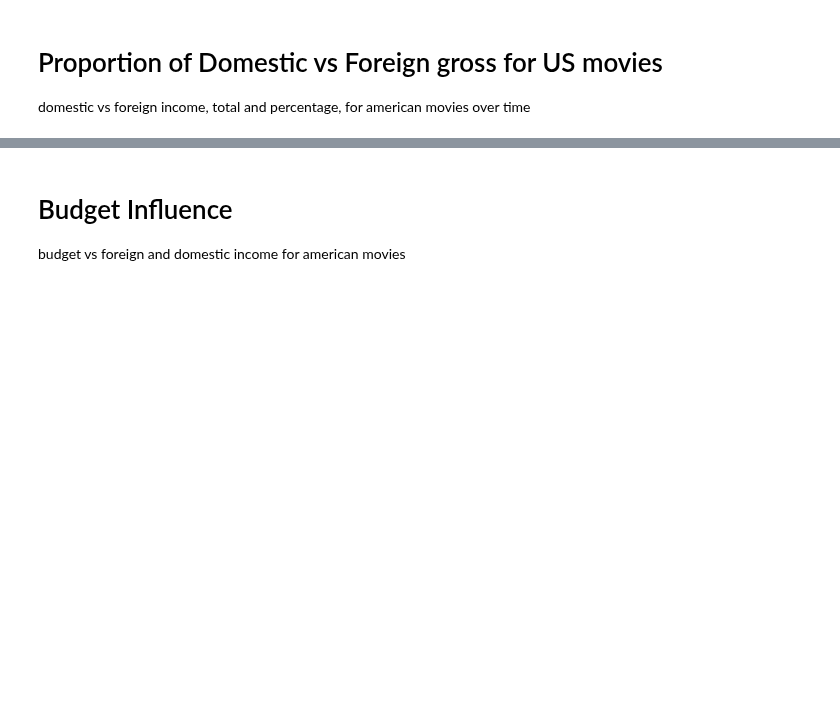
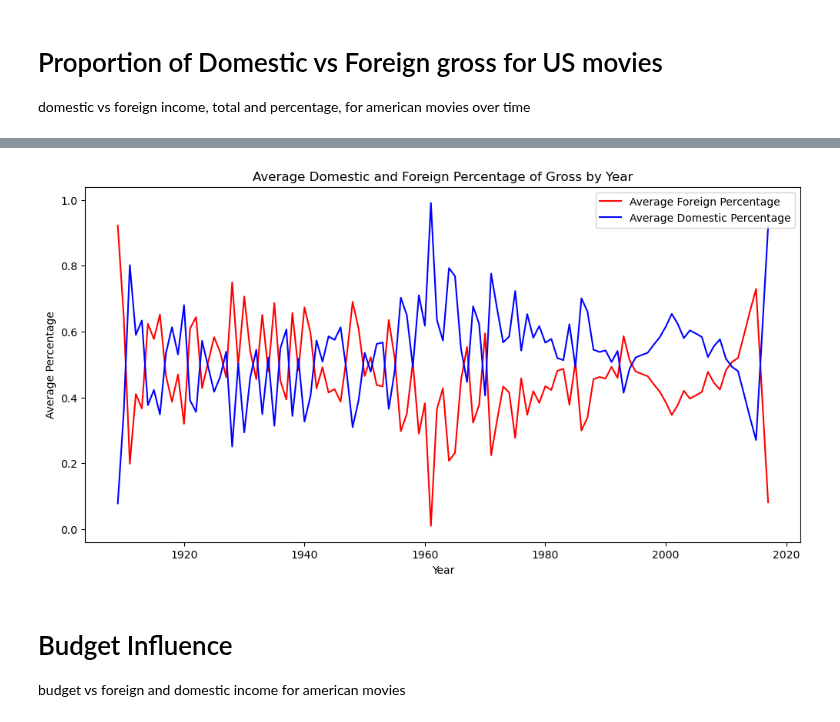
Before and after one commit to epfl-ada/ada-2024-project-thelordsofdata, a Jupyter notebook: src/data/initial_analysis.ipynb, the cells around one changed output, grey strips where cells are left out. Cells and saved outputs as stored; diff of their text form; code cells hidden in the pictures; blank space fills up the shorter version.

```diff
--- a/src/data/initial_analysis.ipynb
+++ b/src/data/initial_analysis.ipynb
@@ -39,3 +116,26 @@ domestic vs foreign income, total and percentage, for american movies over time
+# %%
+# Calculate the average foreign and domestic percentages for each year
+average_percentages = df_gross.groupby('Year')[['foreign_percentage', 'domestic_percentage']].mean()
+
+# Plot the averages
+plt.figure(figsize=(12, 6))
+
+# Plot foreign_percentage as a red line
+plt.plot(average_percentages.index, average_percentages['foreign_percentage'], color='red', label='Average Foreign Percentage')
+
+# Plot domestic_percentage as a blue line
+plt.plot(average_percentages.index, average_percentages['domestic_percentage'], color='blue', label='Average Domestic Percentage')
+
+# Add labels, title, and legend
+plt.xlabel('Year')
+plt.ylabel('Average Percentage')
+plt.title('Average Domestic and Foreign Percentage of Gross by Year')
+plt.legend()
+
+# Show the plot
+plt.show()
+# %% [output]
+[figure, added]
 # %% [markdown]
 # Budget Influence
 
```
Also changed, not shown: parts of 6 cells of this notebook, 2 other files.
